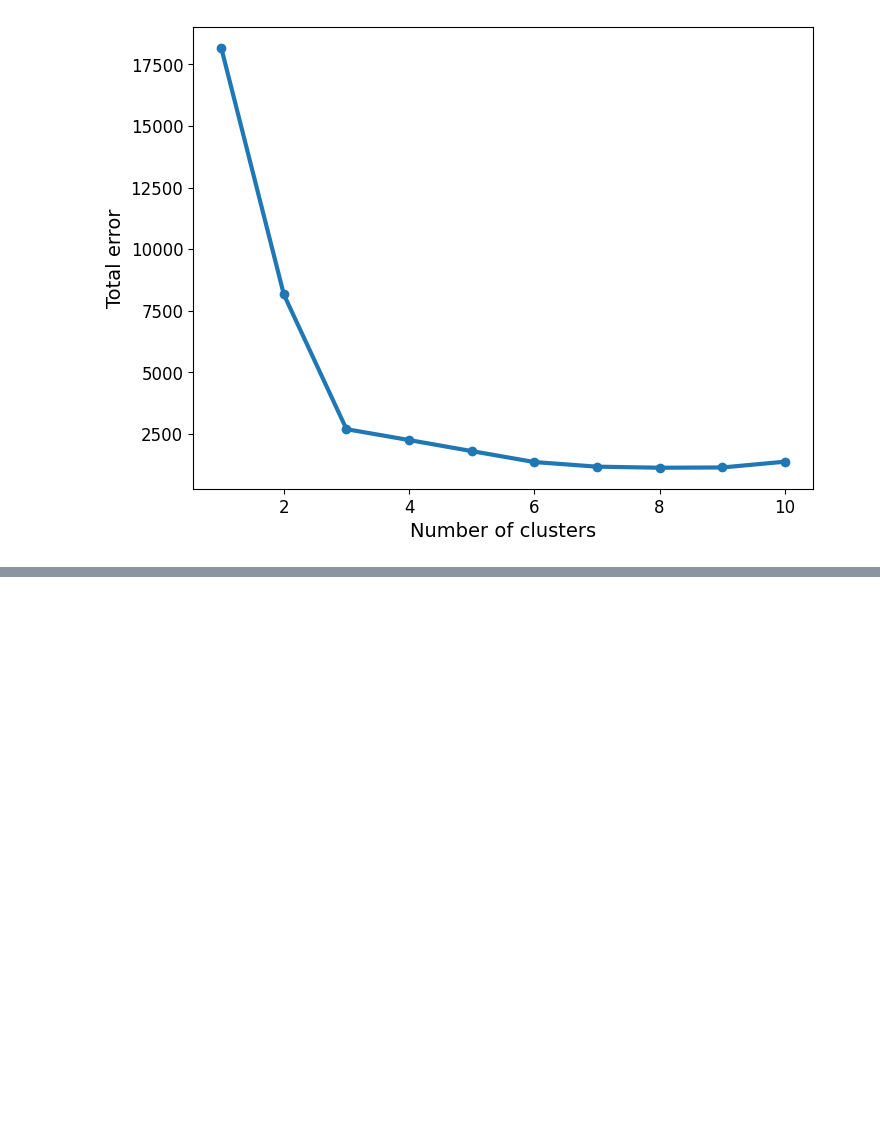
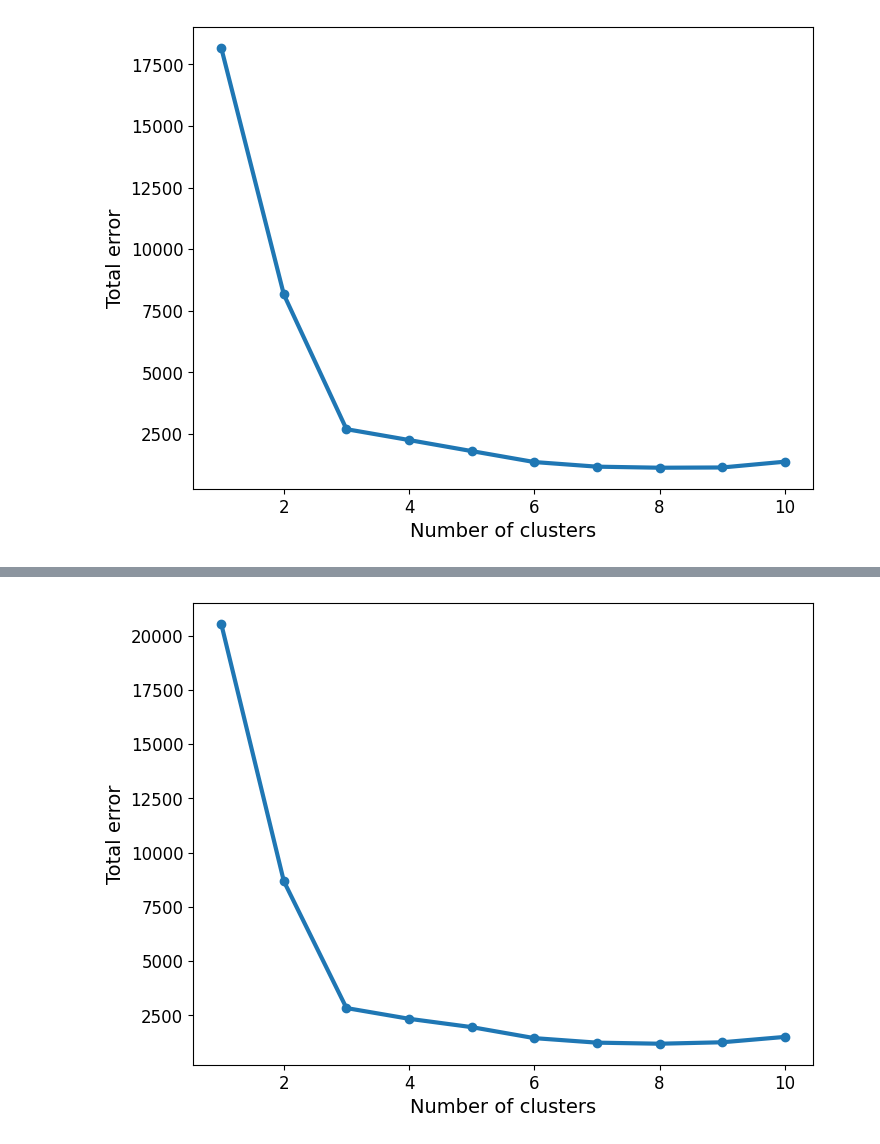
Before and after one commit to tano-dev/Data-Mining_MTH10358, a Jupyter notebook: Homeworks/TH/6/BTTH_DM_23110163_Tuan6.ipynb, the cells around one changed output, grey strips where cells are left out. Cells and saved outputs as stored; diff of their text form; code cells hidden in the pictures; blank space fills up the shorter version.

```diff
--- a/Homeworks/TH/6/BTTH_DM_23110163_Tuan6.ipynb
+++ b/Homeworks/TH/6/BTTH_DM_23110163_Tuan6.ipynb
@@ -239,0 +305,16 @@ plt.show()
+# %%
+err_total = []
+n = 10
+df_elbow = blobs[['x','y']]
+for i in range(n):
+    _, my_errs, _ = kmedian(df_elbow, i+1, show_plot=False)
+    err_total.append(sum(my_errs))
+fig, ax = plt.subplots(figsize=(8, 6))
+plt.plot(range(1,n+1), err_total, linewidth=3, marker='o')
+ax.set_xlabel(r'Number of clusters', fontsize=14)
+ax.set_ylabel(r'Total error', fontsize=14)
+plt.xticks(fontsize=12)
+plt.yticks(fontsize=12)
+plt.show()
+# %% [output]
+[figure, added]
```
Also changed, not shown: parts of 5 cells of this notebook, 3 other files.
